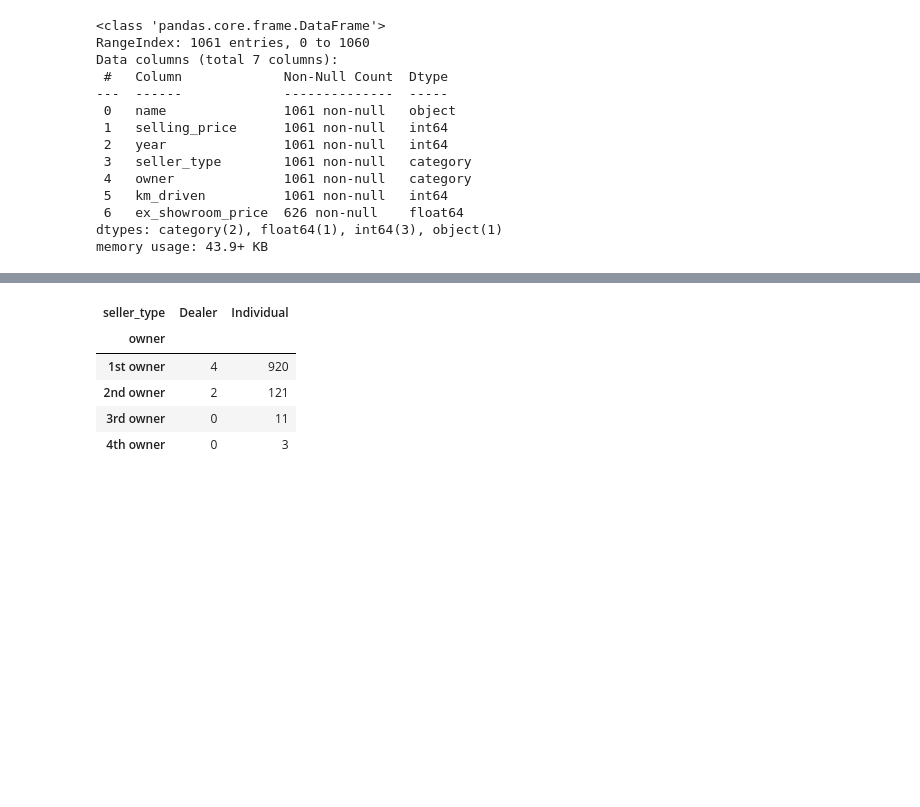
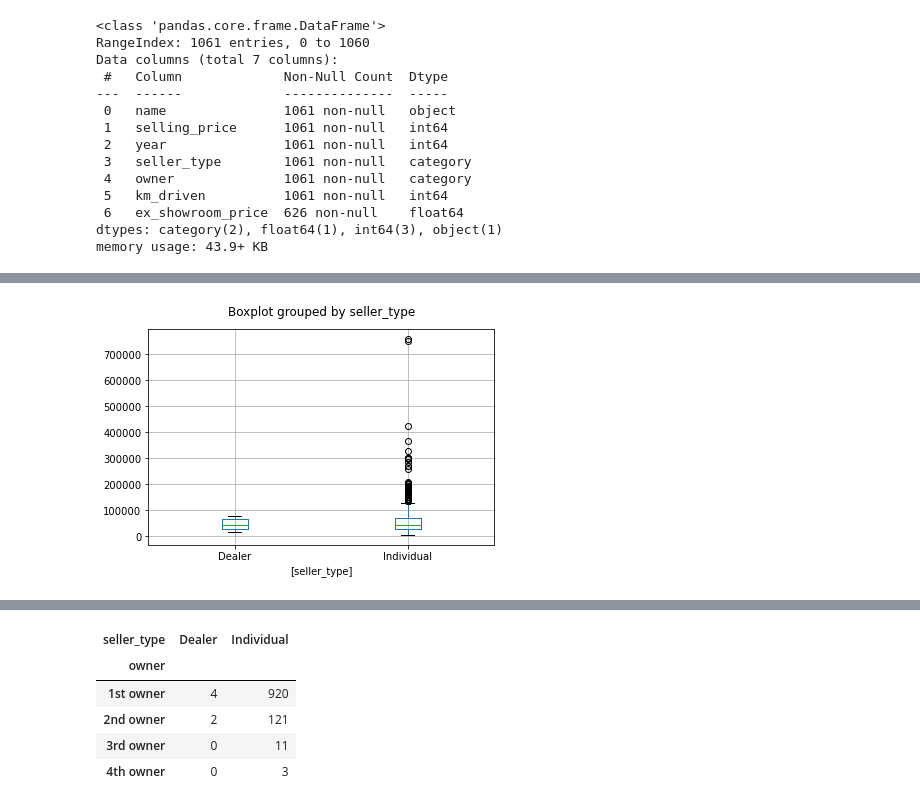
Before and after one commit to peshekhodko/ST590-Project1, a Jupyter notebook: Project1.ipynb, the cells around one changed output, grey strips where cells are left out. Saved outputs shown, nothing was run; the diff lists cells and outputs as text; code cells hidden in the pictures; blank space fills up the shorter version.

```diff
--- a/Project1.ipynb
+++ b/Project1.ipynb
@@ -68,0 +83,7 @@ plt.close()
+# %%
+data.boxplot(column = ["selling_price"], by = ["seller_type"])
+plt.title("")
+plt.show()
+plt.close()
+# %% [output]
+[figure, added]
```
Also changed, not shown: parts of 12 cells of this notebook.
